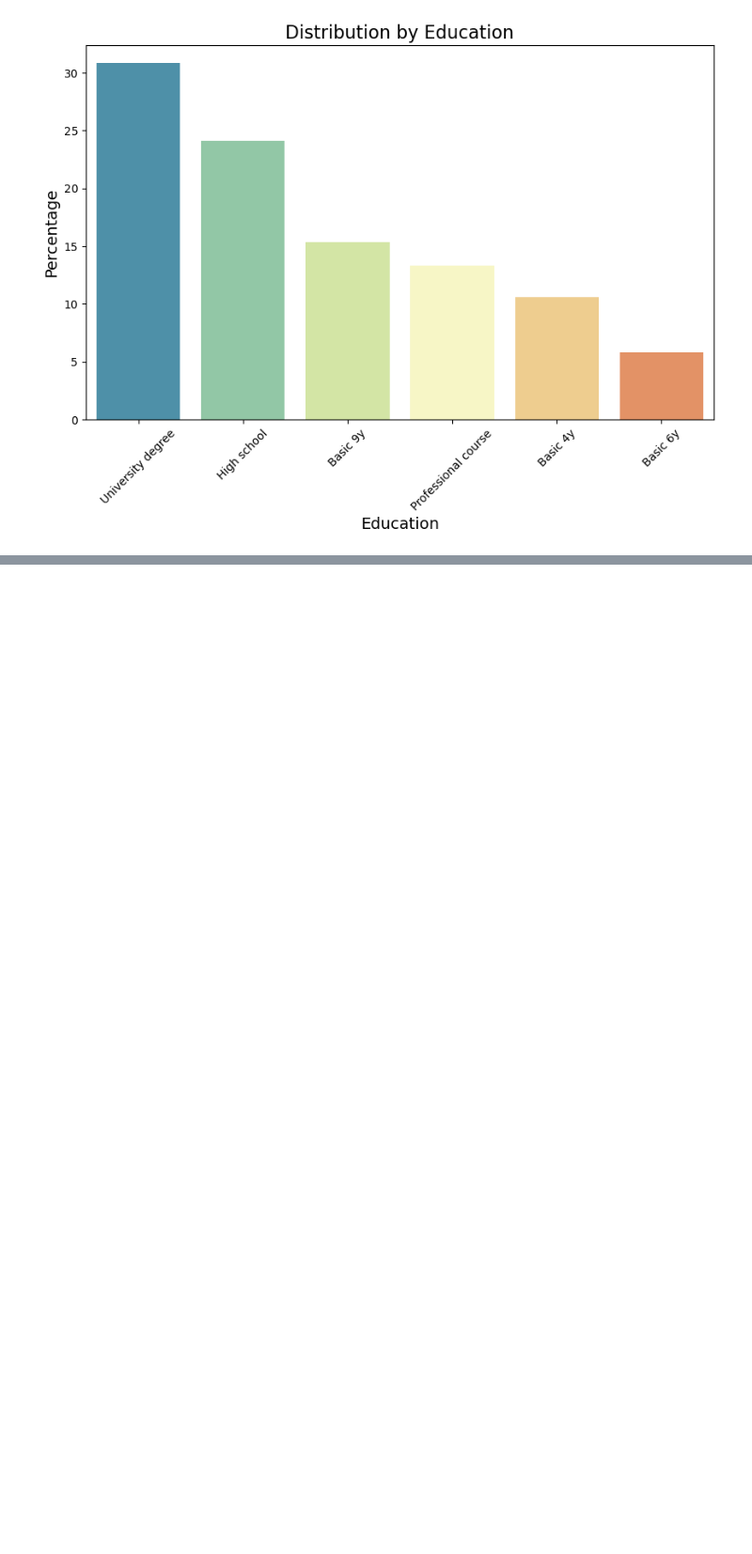
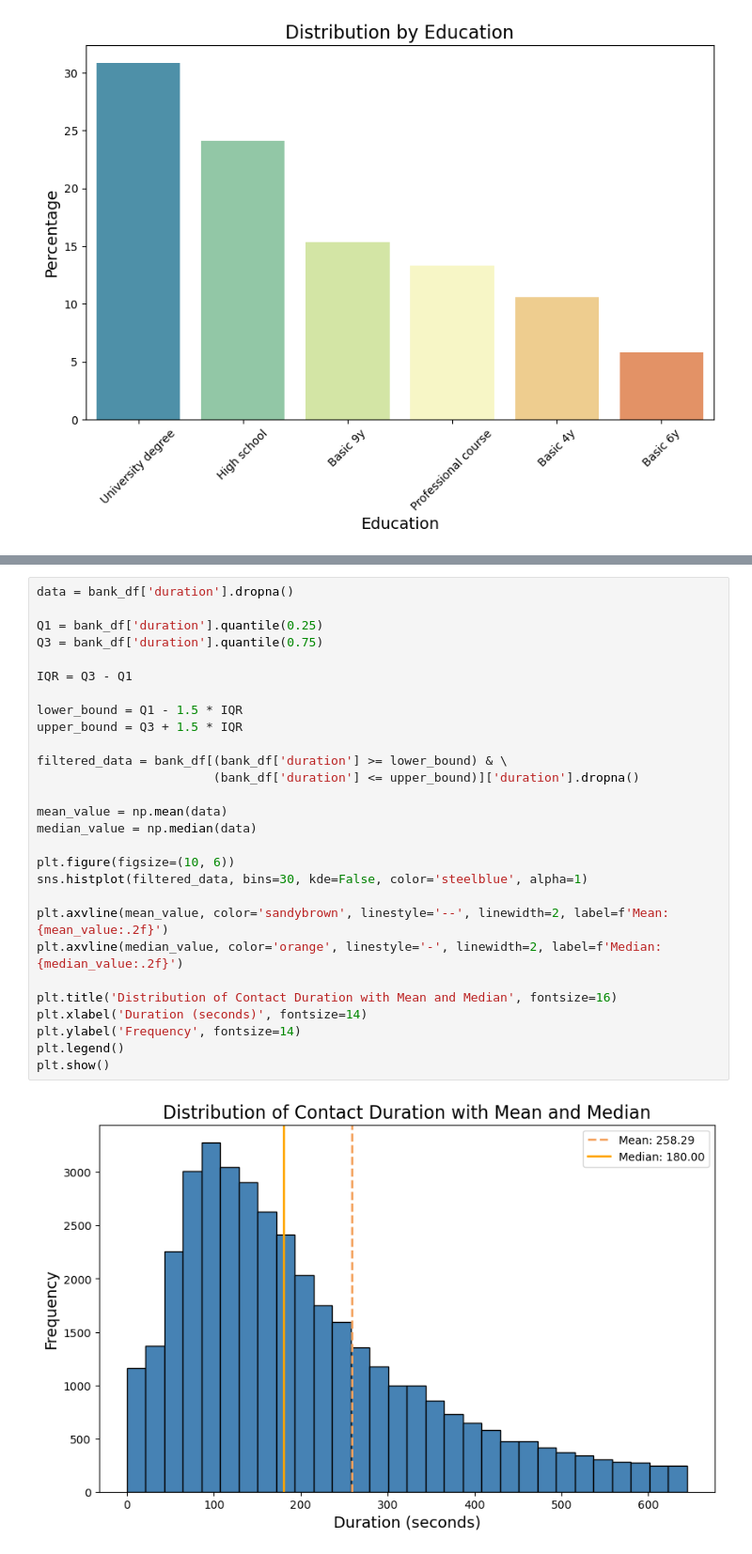
Before and after one commit to sagaitis/BankMarketingDataAnalysis, a Jupyter notebook: BankMarketingAnalysis_PauliusSagaitis.ipynb, the cells around one changed output, grey strips where cells are left out. Shown at 94% size. Saved outputs shown, nothing was run; the diff lists cells and outputs as text; blank space fills up the shorter version.

```diff
--- a/BankMarketingAnalysis_PauliusSagaitis.ipynb
+++ b/BankMarketingAnalysis_PauliusSagaitis.ipynb
@@ -1272,0 +1214,30 @@ plt.show()
+# %%
+data = bank_df['duration'].dropna()
+
+Q1 = bank_df['duration'].quantile(0.25)
+Q3 = bank_df['duration'].quantile(0.75)
+
+IQR = Q3 - Q1
+
+lower_bound = Q1 - 1.5 * IQR
+upper_bound = Q3 + 1.5 * IQR
+
+filtered_data = bank_df[(bank_df['duration'] >= lower_bound) & \
+                        (bank_df['duration'] <= upper_bound)]['duration'].dropna()
+
+mean_value = np.mean(data)
+median_value = np.median(data)
+
+plt.figure(figsize=(10, 6))
+sns.histplot(filtered_data, bins=30, kde=False, color='steelblue', alpha=1)
+
+plt.axvline(mean_value, color='sandybrown', linestyle='--', linewidth=2, label=f'Mean: {mean_value:.2f}')
+plt.axvline(median_value, color='orange', linestyle='-', linewidth=2, label=f'Median: {median_value:.2f}')
+
+plt.title('Distribution of Contact Duration with Mean and Median', fontsize=16)
+plt.xlabel('Duration (seconds)', fontsize=14)
+plt.ylabel('Frequency', fontsize=14)
+plt.legend()
+plt.show()
+# %% [output]
+[figure, added]
```
Also changed, not shown: parts of 264 cells of this notebook.
